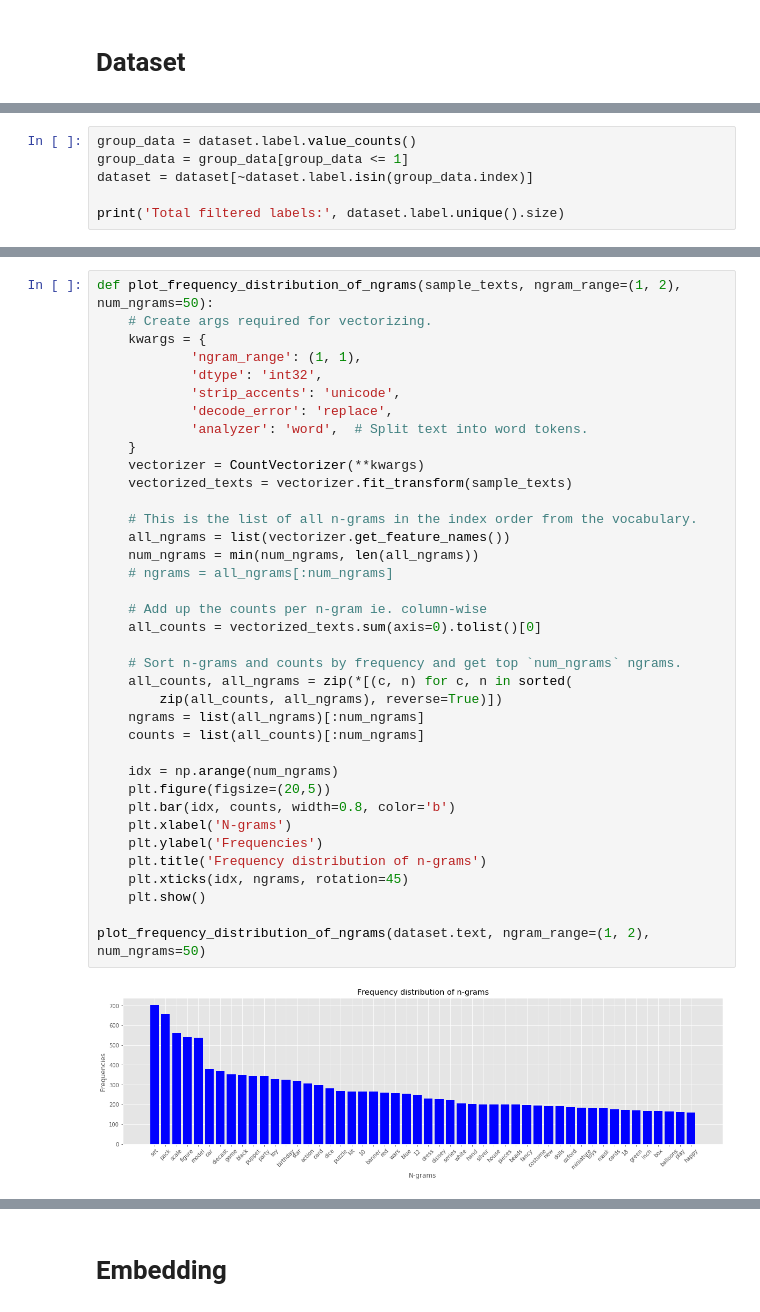
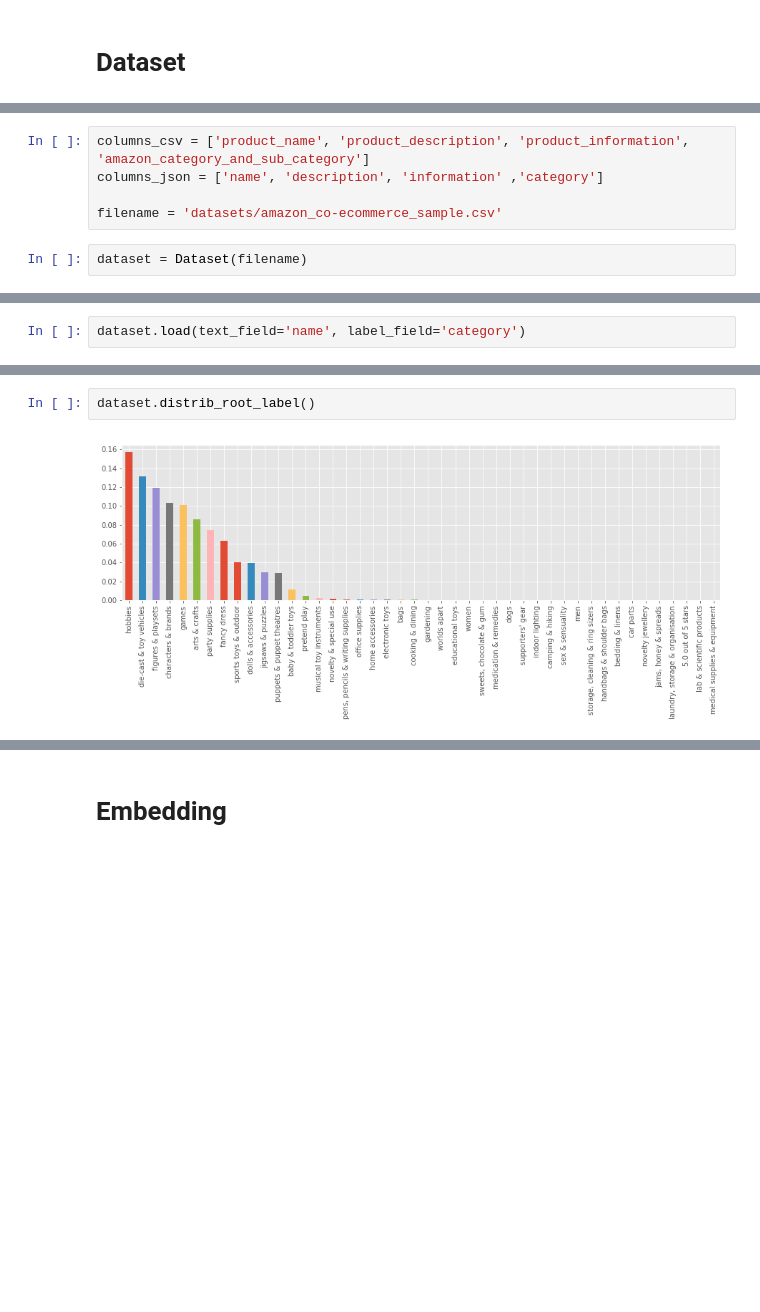
Before and after one commit to rafalencar1997/Product_Classification, a Jupyter notebook: Dataset_Statistics.ipynb, the cells around one changed output, grey strips where cells are left out. Cells and saved outputs as stored; diff of their text form; blank space fills up the shorter version.

```diff
--- a/Dataset_Statistics.ipynb
+++ b/Dataset_Statistics.ipynb
@@ -99,0 +19,7 @@ dataset = pd.DataFrame.from_dict(dataset)
+# %%
+columns_csv = ['product_name', 'product_description', 'product_information', 'amazon_category_and_sub_category']
+columns_json = ['name', 'description', 'information' ,'category']
+
+filename = 'datasets/amazon_co-ecommerce_sample.csv'
+# %%
+dataset = Dataset(filename)
@@ -99,0 +28,2 @@ dataset = pd.DataFrame.from_dict(dataset)
+# %%
+dataset.load(text_field='name', label_field='category')
@@ -134,6 +41,0 @@ All labels with maximum 1 sample(s): 85
-# %%
-group_data = dataset.label.value_counts()
-group_data = group_data[group_data <= 1]
-dataset = dataset[~dataset.label.isin(group_data.index)]
-
-print('Total filtered labels:', dataset.label.unique().size)
@@ -170,39 +42,4 @@ S/W Text Ratio:   8.42
-# %%
-def plot_frequency_distribution_of_ngrams(sample_texts, ngram_range=(1, 2), num_ngrams=50):
-    # Create args required for vectorizing.
-    kwargs = {
-            'ngram_range': (1, 1),
-            'dtype': 'int32',
-            'strip_accents': 'unicode',
-            'decode_error': 'replace',
-            'analyzer': 'word',  # Split text into word tokens.
-    }
-    vectorizer = CountVectorizer(**kwargs)
-    vectorized_texts = vectorizer.fit_transform(sample_texts)
-
-    # This is the list of all n-grams in the index order from the vocabulary.
-    all_ngrams = list(vectorizer.get_feature_names())
-    num_ngrams = min(num_ngrams, len(all_ngrams))
-    # ngrams = all_ngrams[:num_ngrams]
-
-    # Add up the counts per n-gram ie. column-wise
-    all_counts = vectorized_texts.sum(axis=0).tolist()[0]
-
-    # Sort n-grams and counts by frequency and get top `num_ngrams` ngrams.
-    all_counts, all_ngrams = zip(*[(c, n) for c, n in sorted(
-        zip(all_counts, all_ngrams), reverse=True)])
-    ngrams = list(all_ngrams)[:num_ngrams]
-    counts = list(all_counts)[:num_ngrams]
-
-    idx = np.arange(num_ngrams)
-    plt.figure(figsize=(20,5))
-    plt.bar(idx, counts, width=0.8, color='b')
-    plt.xlabel('N-grams')
-    plt.ylabel('Frequencies')
-    plt.title('Frequency distribution of n-grams')
-    plt.xticks(idx, ngrams, rotation=45)
-    plt.show()
-
-plot_frequency_distribution_of_ngrams(dataset.text, ngram_range=(1, 2), num_ngrams=50)
-# %% [output]
-[figure, removed]
+# %%
+dataset.distrib_root_label()
+# %% [output]
+[figure, added]
```
Also changed, not shown: parts of 37 cells of this notebook, 5 other files.
